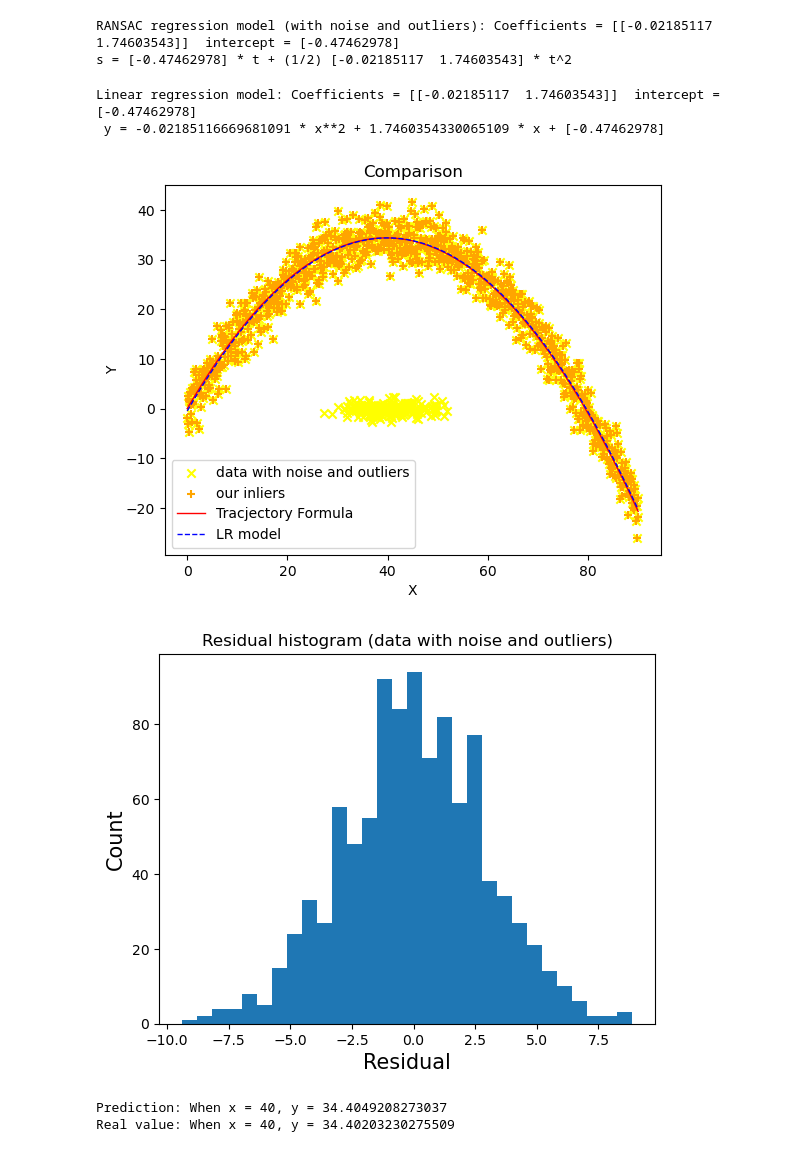
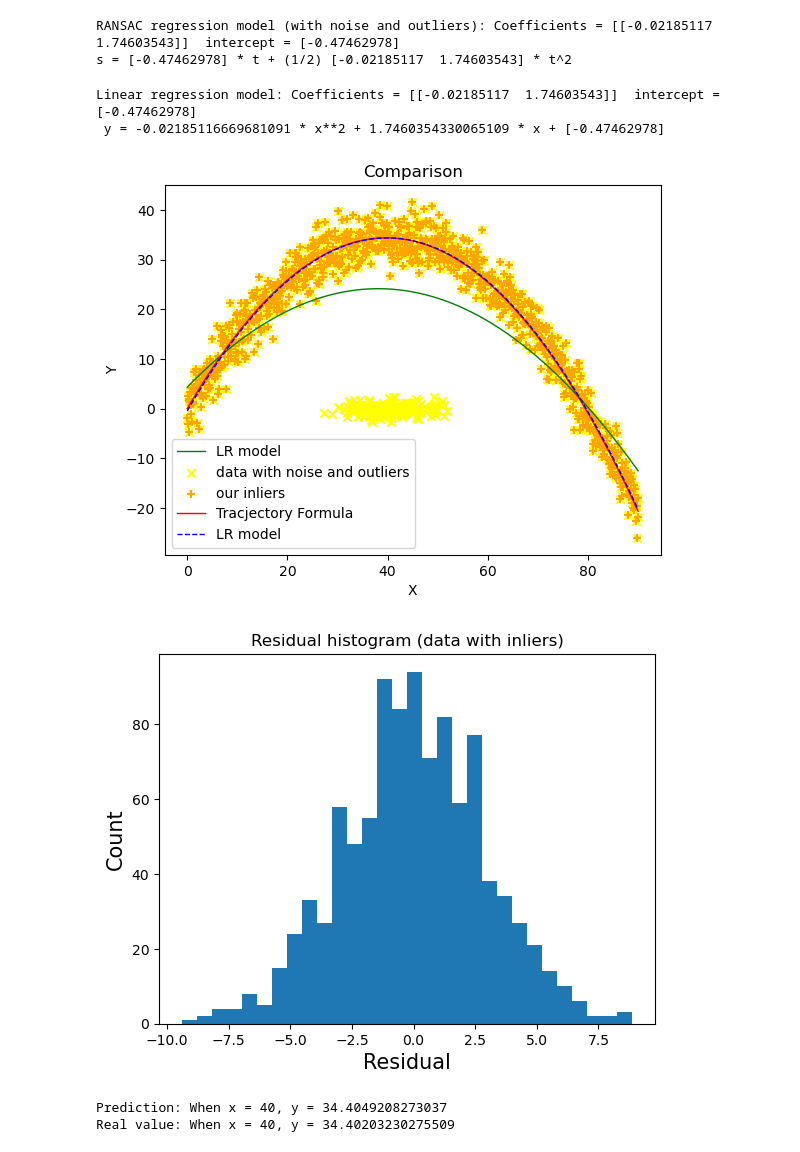
Before and after one commit to wingyeung0317/EEE4463, a Jupyter notebook: BD_Labs_V3/BD_EA/EA.ipynb, the cells around one changed output. Drawn from its saved outputs; the diff is of its cells as text; code cells hidden in the pictures.

```diff
--- a/BD_Labs_V3/BD_EA/EA.ipynb
+++ b/BD_Labs_V3/BD_EA/EA.ipynb
@@ -79,48 +79,71 @@ H = np.concatenate( (xxpoints, xpoints), axis=1)
 prediction = reg.predict(H)
 
 
+number_of_samples_org = len(_x)
+x_pos_org = np.array(_x)
+x_pos_org = x_pos_org.reshape(number_of_samples_org, 1)
+y_pos_org = np.array(_y)
+y_pos_org = y_pos_org.reshape(number_of_samples_org, 1)
 
+t1_org = x_pos_org ** 2
+t1_org = t1_org.reshape(number_of_samples_org, 1)
+t2_org = x_pos_org.reshape(number_of_samples_org, 1)
+K_org = np.concatenate( (t1_org, t2_org), axis=1 )
+
+min_x_org = min(x_pos_org)
+max_x_org = max(x_pos_org)
+
+reg_org = LinearRegression().fit(K_org, y_pos_org)
+
+numOfPoint_org = 300
+temp_x_org = np.linspace(min_x_org, max_x_org, num = numOfPoint_org)
+xpoints_org = temp_x.reshape(numOfPoint, 1)
+xxpoints_org = xpoints ** 2
+H_org = np.concatenate( (xxpoints_org, xpoints_org), axis=1)
+prediction_org = reg_org.predict(H_org)
+
+plt.plot(xpoints, prediction_org, color="green", linewidth=1, label="LR model")
 
 
 
 plt.scatter(
    x_pos, y_pos, color="yellow", marker="x", label="data with noise and outliers"
 )
 
 plt.scatter(
    our_inlier_x, our_inlier_y, color="orange", marker="+", label="our inliers"
 )
 
 # plot the true theoretical trajectory mode (y = x * tan(theta) - (g * x^2) / (2 * v0^2 * cos(theta)^2)))
 v0 = 30
 g = 9.81
 theta = 60
 plt.plot(xpoints, xpoints * np.tan(np.radians(theta)) - (g * xpoints**2) / (2 * v0**2 * np.cos(np.radians(theta))**2), color="red", linewidth=1, label="Tracjectory Formula")
 
 # def y(x_true, theta_true, g_true, v0_true):
 #    return x_true * np.tan(theta_true) - (g_true * x_true**2) / (2 * v0_true**2 * np.cos(theta_true)**2)
 # plt.plot(xpoints, y(np.concatenate( (xxpoints, xpoints), axis=1), np.radians(45), 9.81, 10), color="green", linewidth=1, label="True model")
 
 plt.plot(xpoints, prediction, color="blue", linewidth=1, label="LR model", linestyle='dashed')
 plt.legend(loc='lower left')
 plt.xlabel('X')
 plt.ylabel('Y')
 plt.title('Comparison')
 plt.show()
 # %% [output]
 Linear regression model: Coefficients = [[-0.02185117  1.74603543]]  intercept = [-0.47462978]
  y = -0.02185116669681091 * x**2 + 1.7460354330065109 * x + [-0.47462978]
-[figure, old version]
+[figure, new version]
 # %%
 prediction = reg.predict( inlier_K )
 residual = prediction - our_inlier_y
 plt.hist(residual, bins=30)
 plt.xlabel('Residual', fontsize=15)
 plt.ylabel('Count', fontsize=15)
-plt.title('Residual histogram (data with noise and outliers)')
+plt.title('Residual histogram (data with inliers)')
 plt.show()
 # %% [output]
-[figure, old version]
+[figure, new version]
 # %%
 # Predict y value given x value of User Input xxxxxxxxxxxx40.0
 x_value = int(input('Enter x value: '))
```
